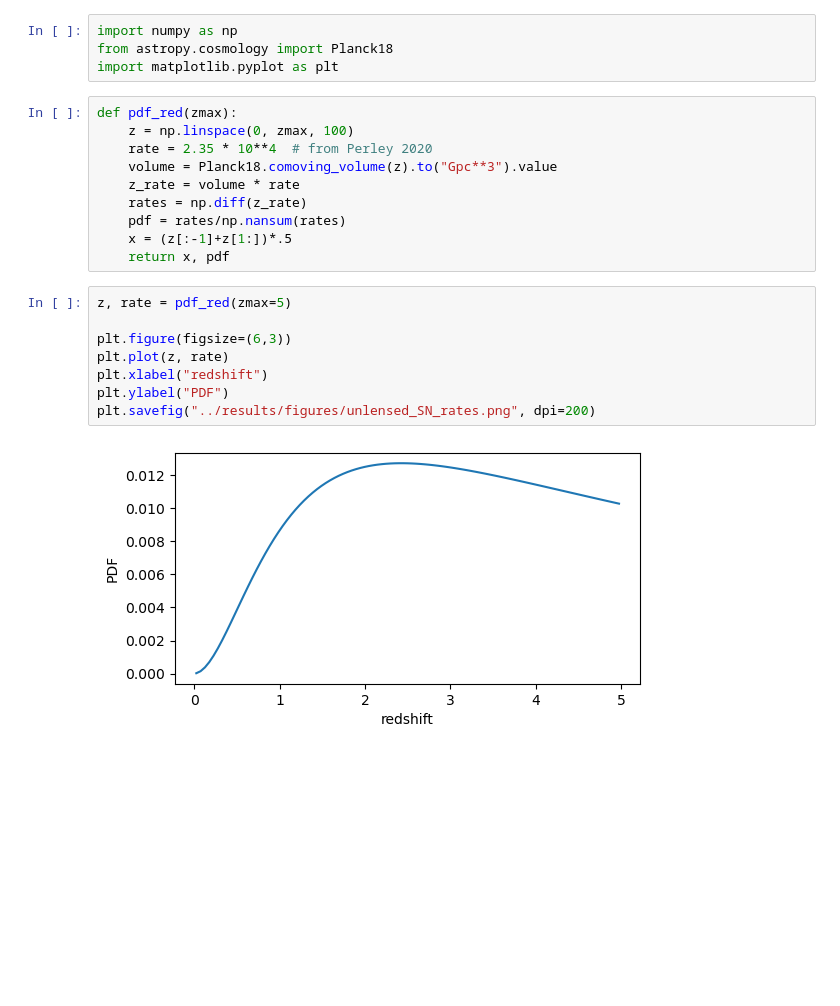
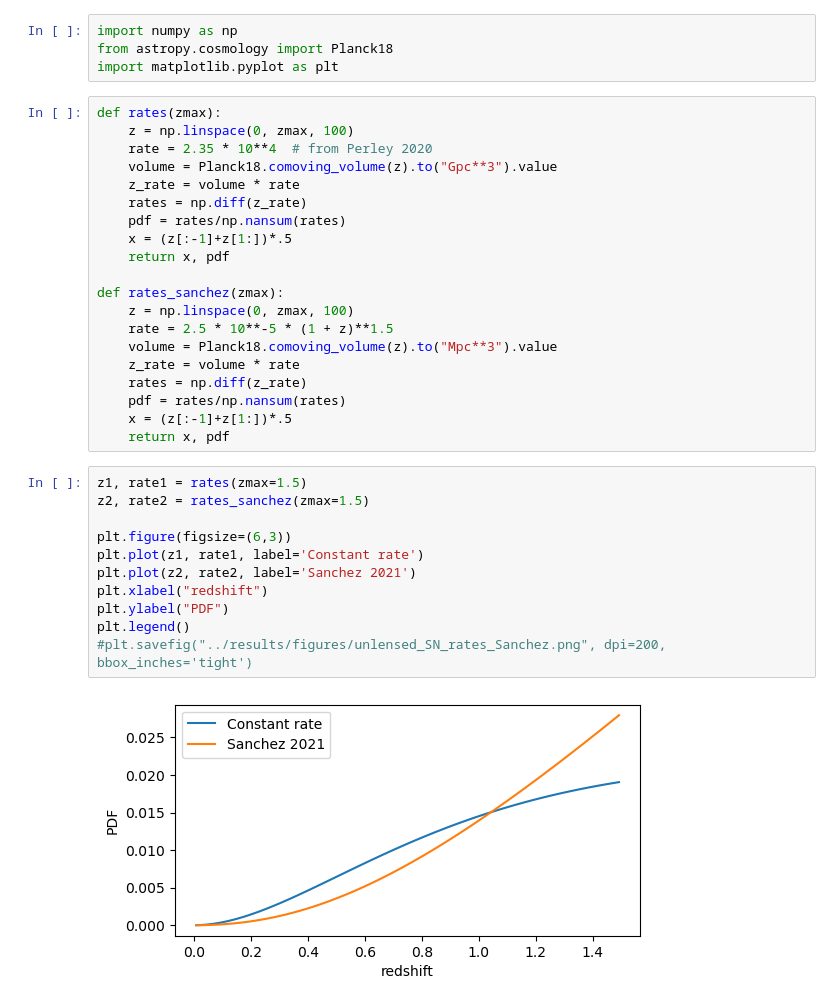
Before and after one commit to Nikki1510/lensed_supernova_simulator_tool, a Jupyter notebook: src/Unlensed_SN_rates.ipynb, the cells around one changed output. Saved outputs shown, nothing was run; the diff lists cells and outputs as text; blank space fills up the shorter version.

Commit message:
Created simulations of unlensed supernovae

```diff
--- a/src/Unlensed_SN_rates.ipynb
+++ b/src/Unlensed_SN_rates.ipynb
@@ -3,7 +3,7 @@ import numpy as np
 from astropy.cosmology import Planck18
 import matplotlib.pyplot as plt
 # %%
-def pdf_red(zmax):
+def rates(zmax):
     z = np.linspace(0, zmax, 100)
     rate = 2.35 * 10**4  # from Perley 2020
     volume = Planck18.comoving_volume(z).to("Gpc**3").value
@@ -12,16 +12,29 @@ def pdf_red(zmax):
     pdf = rates/np.nansum(rates)
     x = (z[:-1]+z[1:])*.5
     return x, pdf
+
+def rates_sanchez(zmax):
+    z = np.linspace(0, zmax, 100)
+    rate = 2.5 * 10**-5 * (1 + z)**1.5
+    volume = Planck18.comoving_volume(z).to("Mpc**3").value
+    z_rate = volume * rate
+    rates = np.diff(z_rate)
+    pdf = rates/np.nansum(rates)
+    x = (z[:-1]+z[1:])*.5
+    return x, pdf
 # %%
-z, rate = pdf_red(zmax=5)
+z1, rate1 = rates(zmax=1.5)
+z2, rate2 = rates_sanchez(zmax=1.5)
 
 plt.figure(figsize=(6,3))
-plt.plot(z, rate)
+plt.plot(z1, rate1, label='Constant rate')
+plt.plot(z2, rate2, label='Sanchez 2021')
 plt.xlabel("redshift")
 plt.ylabel("PDF")
-plt.savefig("../results/figures/unlensed_SN_rates.png", dpi=200)
+plt.legend()
+#plt.savefig("../results/figures/unlensed_SN_rates_Sanchez.png", dpi=200, bbox_inches='tight')
 # %% [output]
-[figure, old version]
+[figure, new version]
 # %%
 z = np.linspace(0, 5, 100)
 volume = Planck18.comoving_volume(z).to("Gpc**3").value
```
Also changed, not shown: parts of 4 cells of this notebook, 4 other files.
